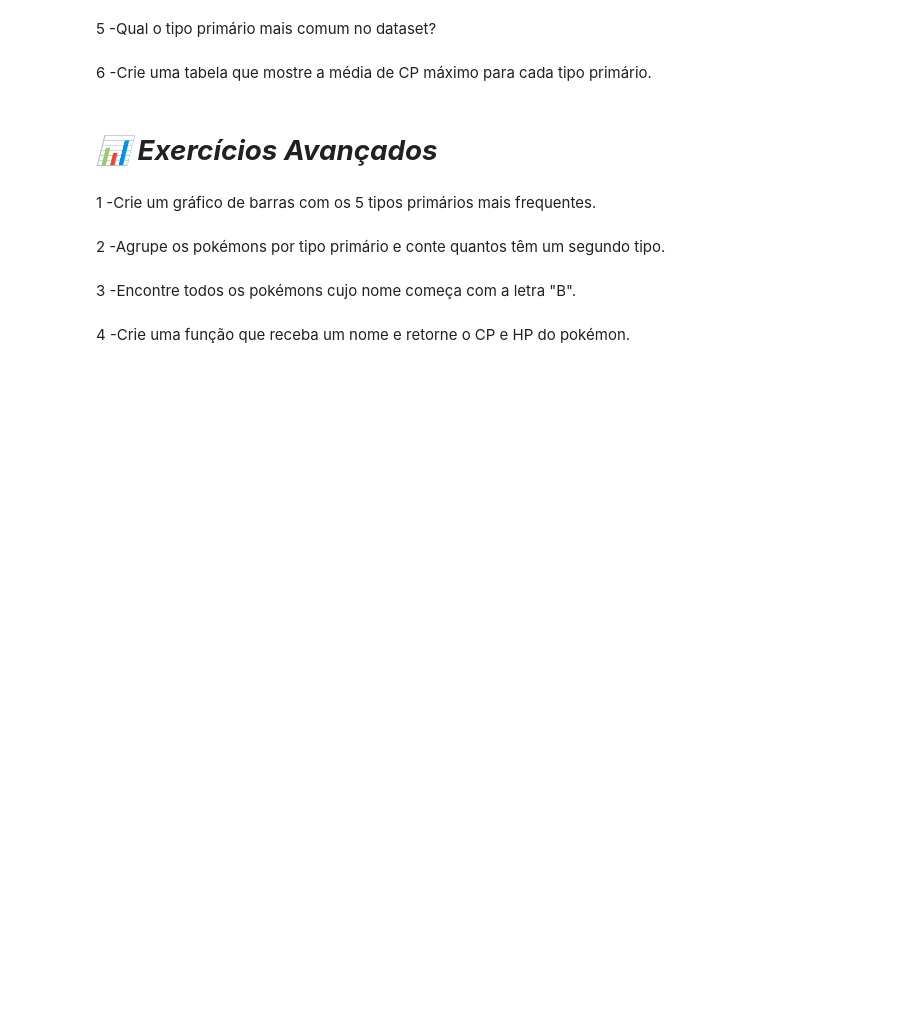
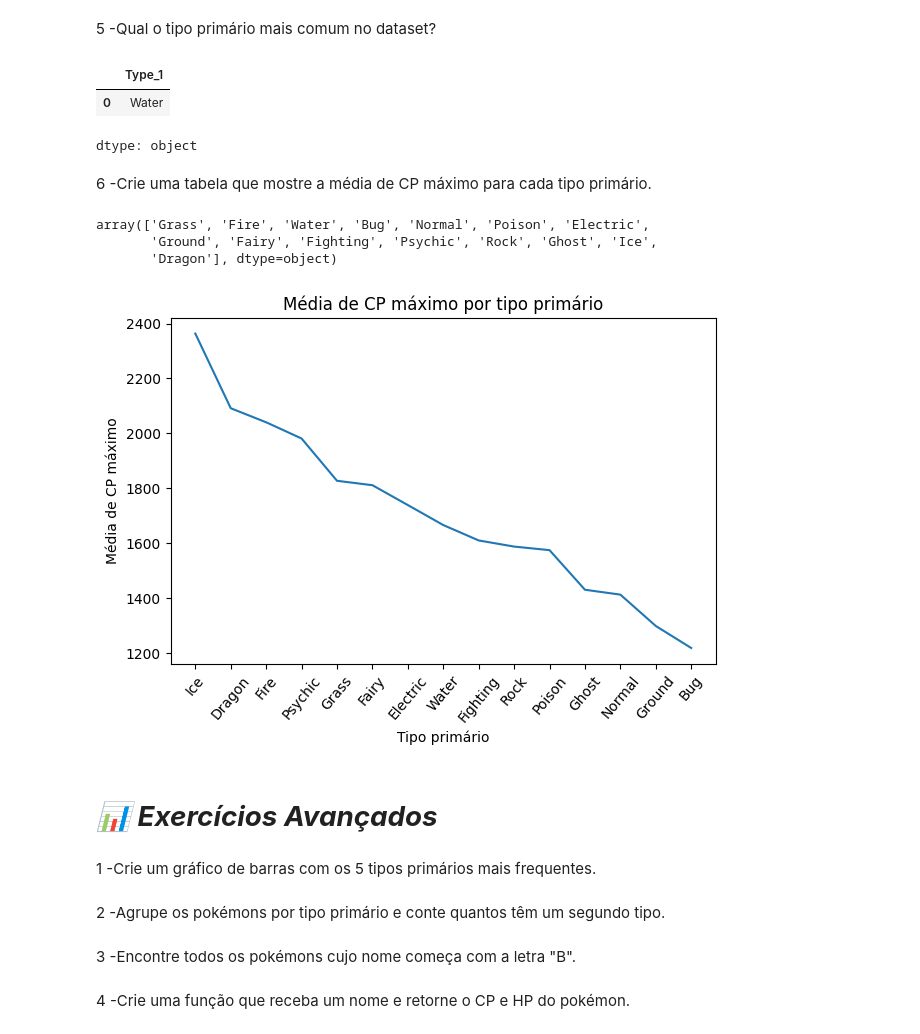
Before and after one commit to Pegoral123/pokemon-exploration, a Jupyter notebook: pokemon_manipulation.ipynb, the cells around one changed output. Drawn from its saved outputs; the diff is of its cells as text; code cells hidden in the pictures; blank space fills up the shorter version.

```diff
--- a/pokemon_manipulation.ipynb
+++ b/pokemon_manipulation.ipynb
@@ -108,3 +120,6 @@ np.float64(1637.291390728477)
 # ***🔁 Exercícios Intermediários***
 # %% [markdown]
 1 -Crie uma nova coluna chamada "Total de Poder" somando CP máximo e HP máximo.
+# %%
+df['Total_do_poder'] = df['Max_CP'] + df['Max_HP']
+df
@@ -117,7 +183,54 @@ np.float64(1637.291390728477)
 # %% [markdown]
 5 -Qual o tipo primário mais comum no dataset?
+# %%
+# Calcula a moda da coluna 'Type_1' do DataFrame df,
+# ou seja, retorna o(s) tipo(s) primário(s) de Pokémon que aparecem com mais frequência no conjunto de dados
+df['Type_1'].mode()
+# %% [output]
+|  | Type_1 |
+| 0 | Water |
+dtype: object
 # %% [markdown]
 6 -Crie uma tabela que mostre a média de CP máximo para cada tipo primário.
+# %%
+df_poke_tipos_unicos = df['Type_1'].unique()
+df_poke_tipos_unicos
+# %% [output]
+array(['Grass', 'Fire', 'Water', 'Bug', 'Normal', 'Poison', 'Electric',
+       'Ground', 'Fairy', 'Fighting', 'Psychic', 'Rock', 'Ghost', 'Ice',
+       'Dragon'], dtype=object)
+# %%
+# Agrupa os dados do DataFrame original (df) pelo tipo primário (Type_1)
+# Em seguida, calcula a média da coluna 'Max_CP' para cada tipo
+# Ordena do maior para o menor (descending)
+# Arredonda os valores para 2 casas decimais
+df_media_cp_type = df.groupby('Type_1')['Max_CP'].mean().sort_values(ascending=False).round(2)
+
+# Plota um gráfico de linha com os valores calculados
+# Como o df_media_cp_type é uma Series, o eixo X será o índice (os tipos primários)
+# e o eixo Y será a média do CP máximo
+plt.plot(df_media_cp_type)
+
+# Define o título do gráfico
+plt.title('Média de CP máximo por tipo primário')
+
+# Define o texto do eixo X
+plt.xlabel('Tipo primário')
+
+# Define o texto do eixo Y
+plt.ylabel('Média de CP máximo')
+
+# Rotaciona os rótulos do eixo X em 50 graus
+# Isso ajuda a evitar que os nomes dos tipos se sobreponham
+plt.xticks(rotation=50)
+
+# Ajusta automaticamente o layout para que nada fique cortado
+plt.tight_layout()
+
+# Exibe o gráfico na tela
+plt.show()
+# %% [output]
+[figure, added]
 # %% [markdown]
 # ***📊 Exercícios Avançados***
 # %% [markdown]
```
Also changed, not shown: parts of 16 cells of this notebook.
